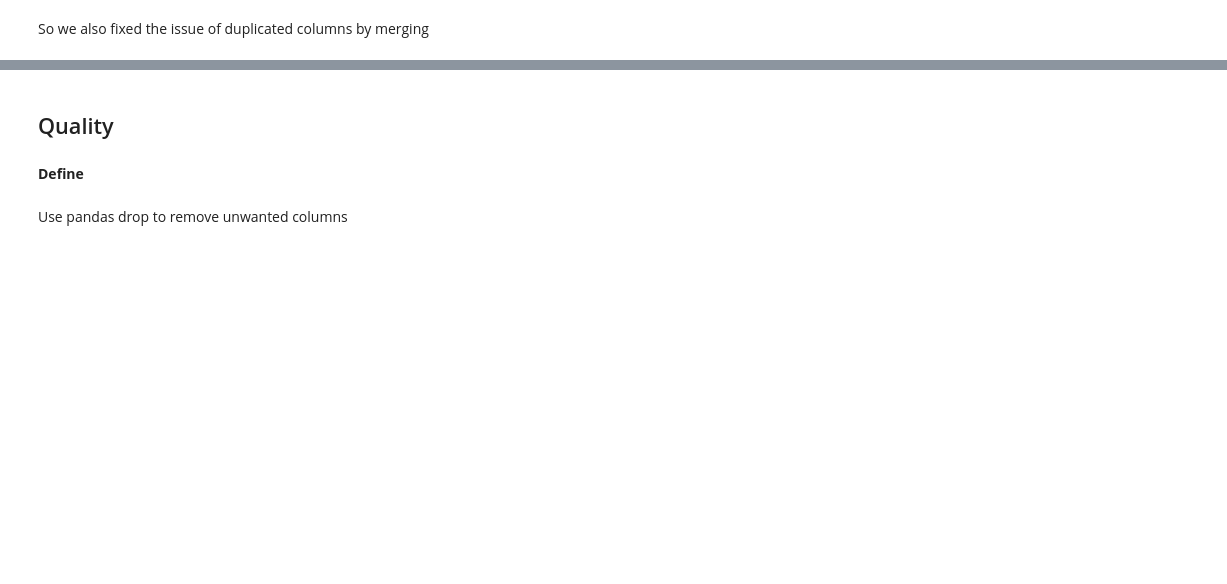
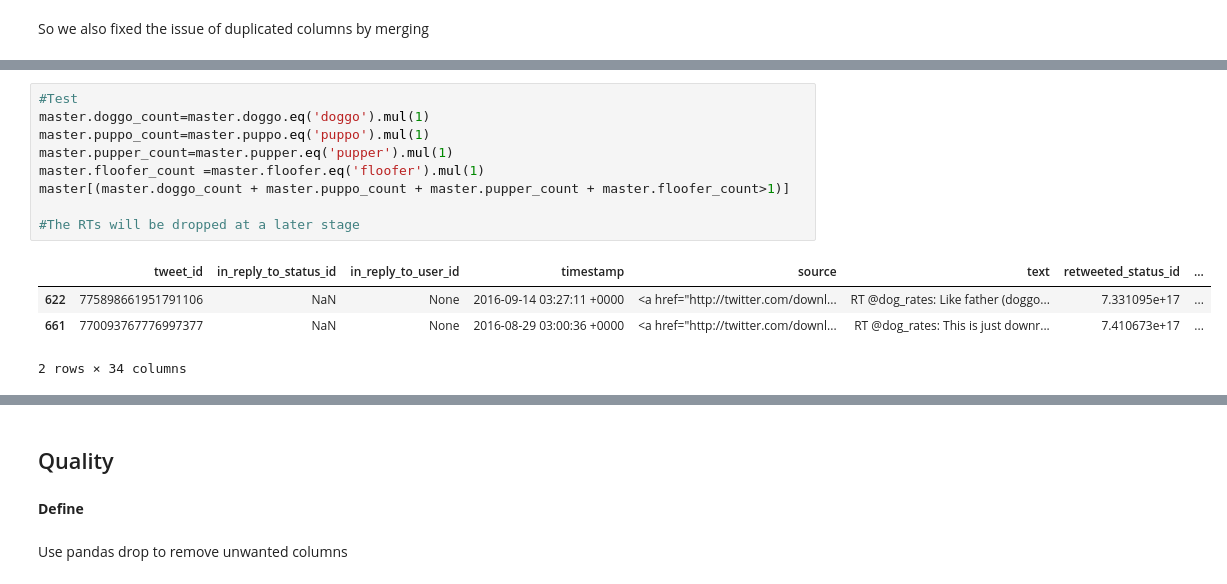
Before and after one commit to joey5405/WeRateDogs-Analysis---Udacity, a Jupyter notebook: wrangle_act.ipynb, the cells around one changed output, grey strips where cells are left out. Drawn from its saved outputs; the diff is of its cells as text; blank space fills up the shorter version.

```diff
--- a/wrangle_act.ipynb
+++ b/wrangle_act.ipynb
@@ -549,0 +616,14 @@ So we also fixed the issue of duplicated columns by merging
+# %%
+#Test
+master.doggo_count=master.doggo.eq('doggo').mul(1)
+master.puppo_count=master.puppo.eq('puppo').mul(1)
+master.pupper_count=master.pupper.eq('pupper').mul(1)
+master.floofer_count =master.floofer.eq('floofer').mul(1)
+master[(master.doggo_count + master.puppo_count + master.pupper_count + master.floofer_count>1)]
+
+#The RTs will be dropped at a later stage
+# %% [output]
+|  | tweet_id | in_reply_to_status_id | in_reply_to_user_id | timestamp | source | text | retweeted_status_id | ... |
+| 622 | 775898661951791106 | NaN | None | 2016-09-14 03:27:11 +0000 | <a href="http://twitter.com/downl... | RT @dog_rates: Like father (doggo... | 7.331095e+17 | ... |
+| 661 | 770093767776997377 | NaN | None | 2016-08-29 03:00:36 +0000 | <a href="http://twitter.com/downl... | RT @dog_rates: This is just downr... | 7.410673e+17 | ... |
+2 rows × 34 columns
```
Also changed, not shown: parts of 41 cells of this notebook.
